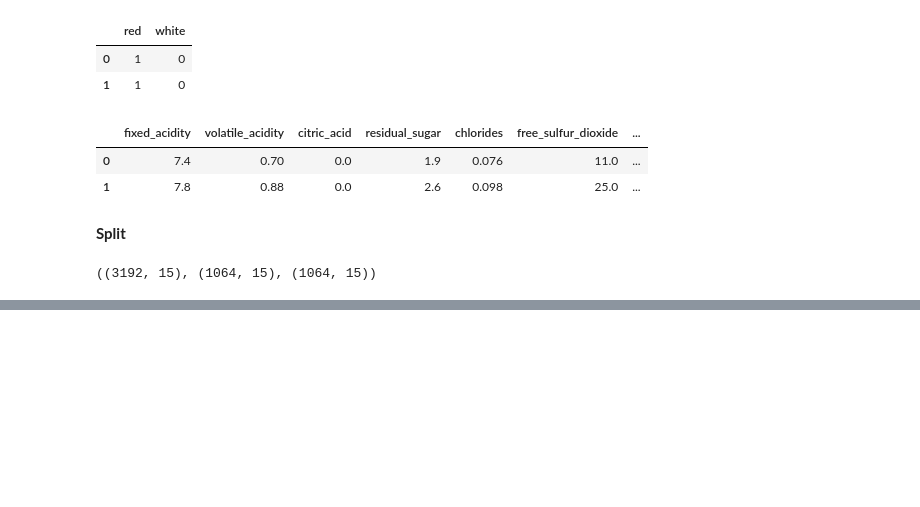
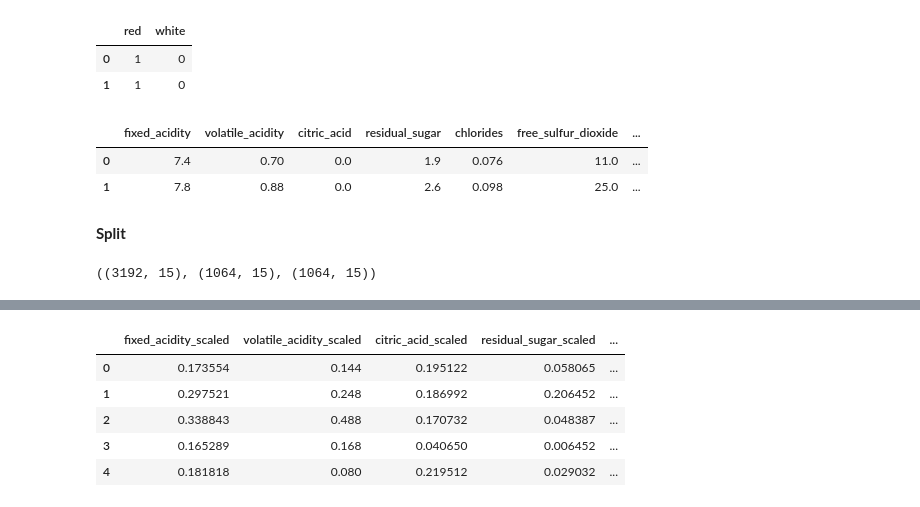
Before and after one commit to Codeup-Clustering-Project/wine_quality, a Jupyter notebook: 02_prepare.ipynb, the cells around one changed output, grey strips where cells are left out. Cells and saved outputs as stored; diff of their text form; code cells hidden in the pictures; blank space fills up the shorter version.

Commit message:
add scaling

```diff
--- a/02_prepare.ipynb
+++ b/02_prepare.ipynb
@@ -125,0 +116,8 @@ prepare_.save_split_data_(original_df=original_clean_wine,
+# %%
+# separate features to scale from the target
+feature_columns = train.iloc[:,:-4].columns # get the columns
+
+x_features_train = train[feature_columns]
+x_features_validate = validate[feature_columns]
+x_features_test = test[feature_columns]
+x_features_train.head(3)
@@ -125,0 +131,8 @@ prepare_.save_split_data_(original_df=original_clean_wine,
+# %%
+# build a scaling object
+scaler = MinMaxScaler()
+
+# Note that we only call .fit with the training data,
+# but we use .transform to apply the scaling to all the data splits.
+# y Target values: this is not being changed in any way(no predictions are being made)
+x_features_train = scaler.fit_transform(X=x_features_train,)
@@ -125,0 +147,4 @@ prepare_.save_split_data_(original_df=original_clean_wine,
+# %%
+# transfrom the validate and test using the minMax object
+x_features_validate = scaler.transform(X=x_features_validate)
+x_features_test = scaler.transform(X=x_features_test)
@@ -125,0 +159,7 @@ prepare_.save_split_data_(original_df=original_clean_wine,
+# %%
+# New _ariable mames to add to data
+new_scale_col = []
+for i in feature_columns:
+    new_scale_col.append(f"{i}_scaled")
+
+new_scale_col
@@ -125,0 +178,13 @@ prepare_.save_split_data_(original_df=original_clean_wine,
+# %%
+# convert to dataframe
+x_train_scaled = pd.DataFrame(x_features_train, columns=new_scale_col)
+x_validate_scaled = pd.DataFrame(x_features_validate, columns=new_scale_col)
+x_test_scaled = pd.DataFrame(x_features_test, columns=new_scale_col)
+x_train_scaled.head()
+# %% [output]
+|  | fixed_acidity_scaled | volatile_acidity_scaled | citric_acid_scaled | residual_sugar_scaled | ... |
+| 0 | 0.173554 | 0.144 | 0.195122 | 0.058065 | ... |
+| 1 | 0.297521 | 0.248 | 0.186992 | 0.206452 | ... |
+| 2 | 0.338843 | 0.488 | 0.170732 | 0.048387 | ... |
+| 3 | 0.165289 | 0.168 | 0.040650 | 0.006452 | ... |
+| 4 | 0.181818 | 0.080 | 0.219512 | 0.029032 | ... |
```
Also changed, not shown: parts of 19 cells of this notebook, 1 other file.
